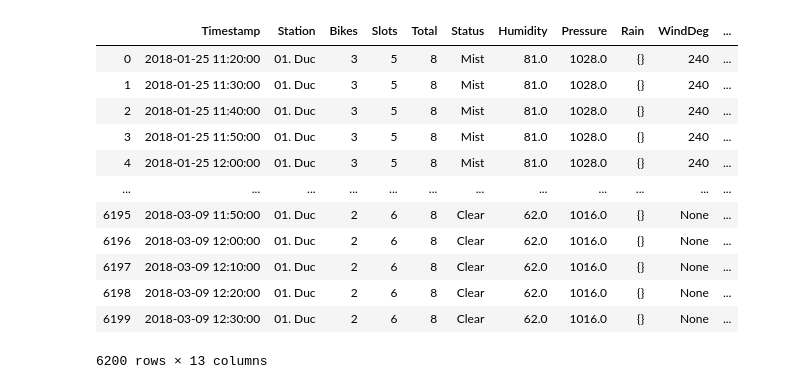
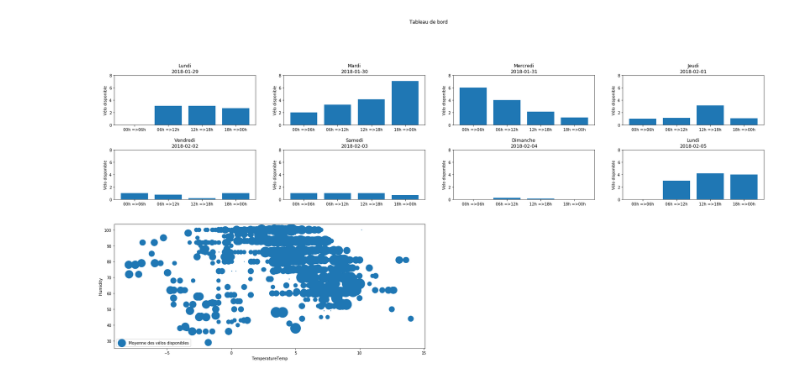
Before and after one commit to MohamedAminMallek/TP_Matplotlib, a Jupyter notebook: Pyplot.ipynb, the cells around one changed output. Drawn from its saved outputs; the diff is of its cells as text; code cells hidden in the pictures.

Commit message:
tableau de bord

```diff
--- a/Pyplot.ipynb
+++ b/Pyplot.ipynb
@@ -99,41 +98,21 @@ for index,df_day in enumerate(dataframe_per_day):
 # %%
 data = df.groupby(['TemperatureTemp','Humidity']).mean().Bikes
 data = data.reset_index(level=[0,1])
 x = data.TemperatureTemp
 y = data.Humidity
 z = np.around(data.Bikes)
 
 
-z = z*50 + 1
+z = z*100 + 1
 
 fig_ax2 = figLayout.add_subplot(gs[2:4,0:-2])
-#axes[index//4][index%4]
 
+scatter = fig_ax2.scatter(x,y,s=z,label='Moyenne des vélos disponibles')
 
-
-scatter = fig_ax2.scatter(x,y,s=z,label='Moyenne des vélos disponibles',alpha=0.3)# ax.scatter(x, y, c=color, s=scale, label=color,alpha=0.3, edgecolors='none')
 fig_ax2.legend( loc="lower left",)
-
-
 fig_ax2.set_ylabel("Humidity")
 fig_ax2.set_xlabel("TemperatureTemp")
 
-
-
-figLayout.savefig('test.png', dpi=100)
+figLayout
+# %% [output]
+[figure, added]
-# %%
-df
-# %% [output]
-|  | Timestamp | Station | Bikes | Slots | Total | Status | Humidity | Pressure | Rain | WindDeg | ... |
-| 0 | 2018-01-25 11:20:00 | 01. Duc | 3 | 5 | 8 | Mist | 81.0 | 1028.0 | {} | 240 | ... |
-| 1 | 2018-01-25 11:30:00 | 01. Duc | 3 | 5 | 8 | Mist | 81.0 | 1028.0 | {} | 240 | ... |
-| 2 | 2018-01-25 11:40:00 | 01. Duc | 3 | 5 | 8 | Mist | 81.0 | 1028.0 | {} | 240 | ... |
-| 3 | 2018-01-25 11:50:00 | 01. Duc | 3 | 5 | 8 | Mist | 81.0 | 1028.0 | {} | 240 | ... |
-| 4 | 2018-01-25 12:00:00 | 01. Duc | 3 | 5 | 8 | Mist | 81.0 | 1028.0 | {} | 240 | ... |
-| ... | ... | ... | ... | ... | ... | ... | ... | ... | ... | ... | ... |
-| 6195 | 2018-03-09 11:50:00 | 01. Duc | 2 | 6 | 8 | Clear | 62.0 | 1016.0 | {} | None | ... |
-| 6196 | 2018-03-09 12:00:00 | 01. Duc | 2 | 6 | 8 | Clear | 62.0 | 1016.0 | {} | None | ... |
-| 6197 | 2018-03-09 12:10:00 | 01. Duc | 2 | 6 | 8 | Clear | 62.0 | 1016.0 | {} | None | ... |
-| 6198 | 2018-03-09 12:20:00 | 01. Duc | 2 | 6 | 8 | Clear | 62.0 | 1016.0 | {} | None | ... |
-| 6199 | 2018-03-09 12:30:00 | 01. Duc | 2 | 6 | 8 | Clear | 62.0 | 1016.0 | {} | None | ... |
-6200 rows × 13 columns
```
Also changed, not shown: parts of 16 cells of this notebook, 2 other files.
